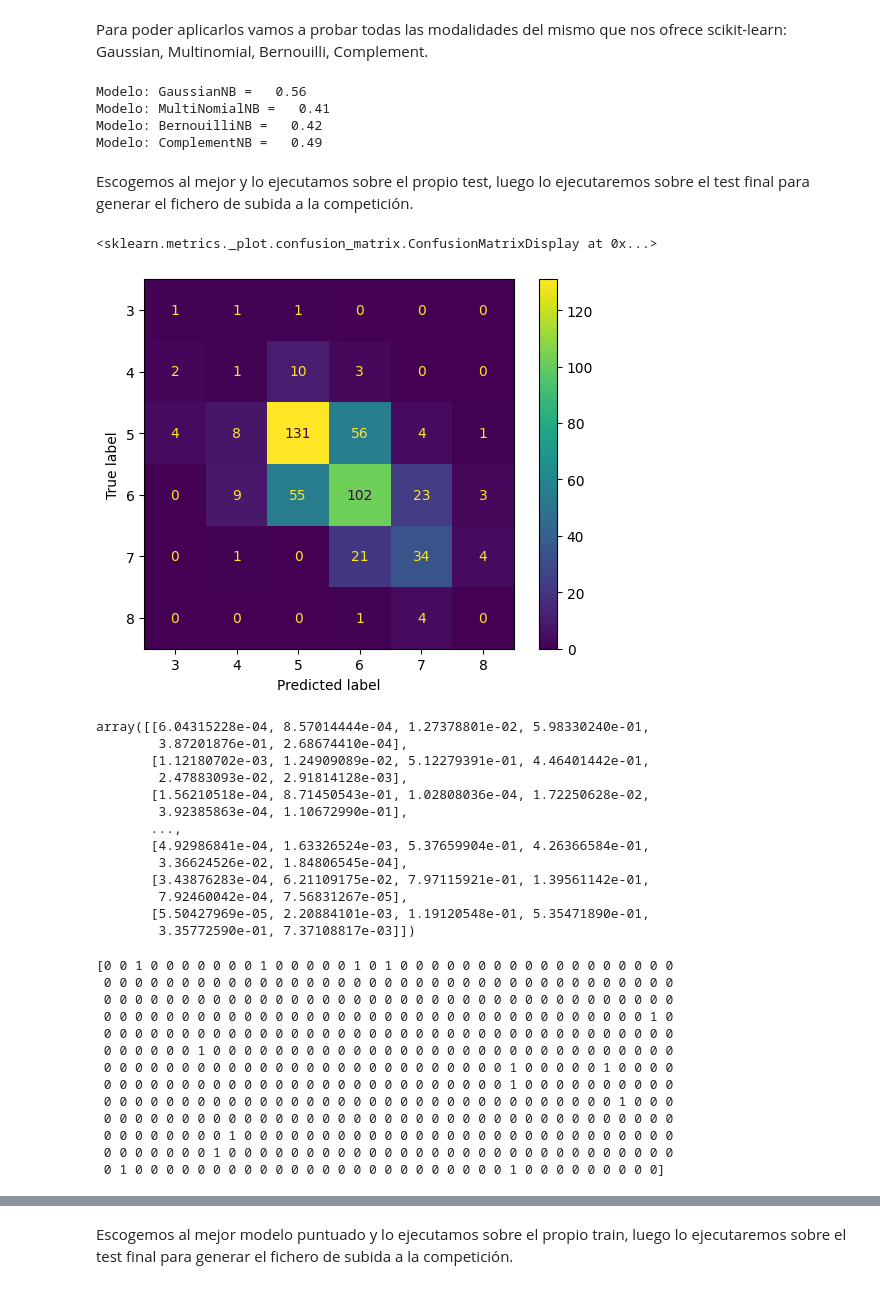
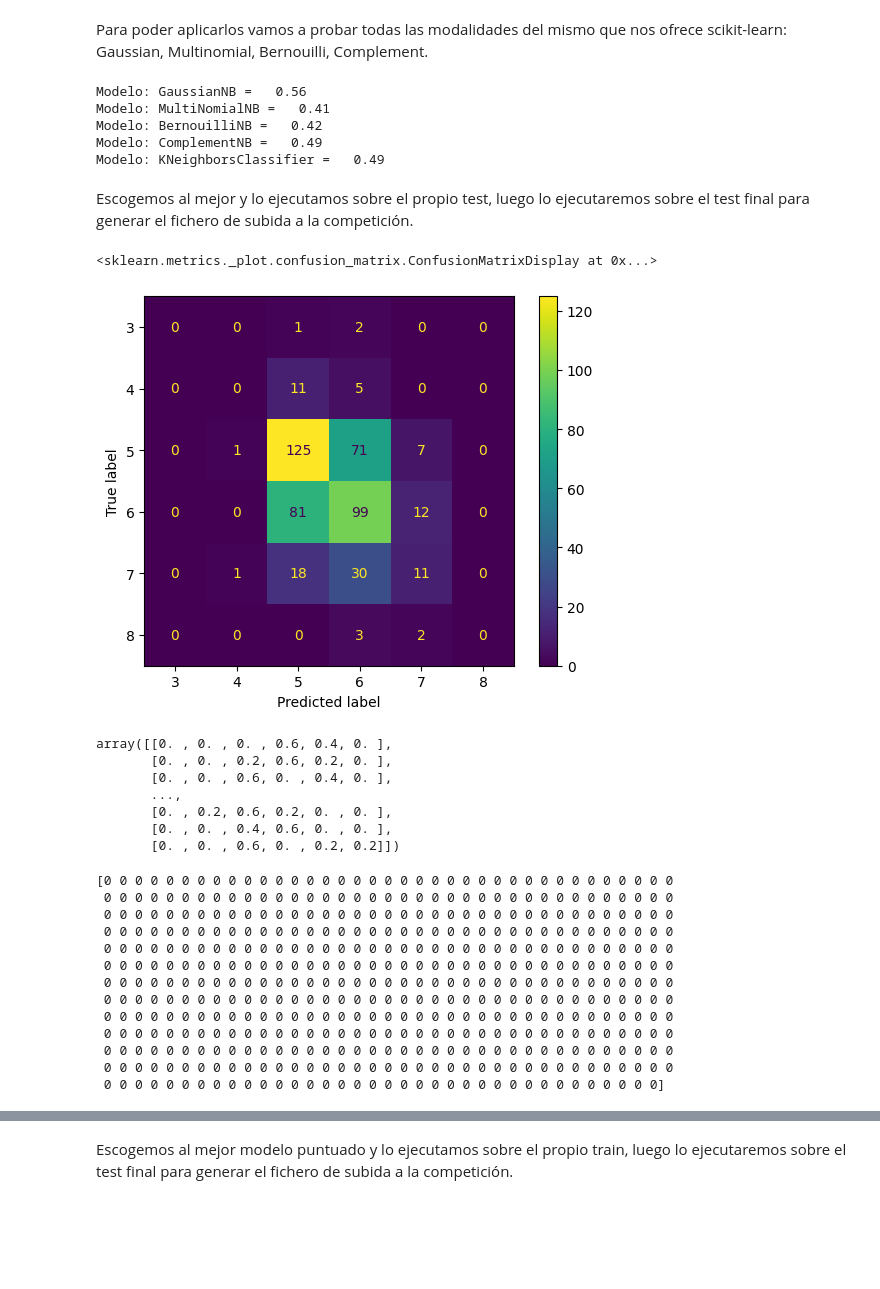
Before and after one commit to Javiert54/bigData, a Jupyter notebook: CEIABD_SNS/UT3 - Algoritmos y herramientas para el aprendizaje supervisado/Actividad 3.5 – Clasificación de vinos/Ejemplo_3_3_Clasificación_con_Naive_Bayes_(Heart_Diseases).ipynb, the cells around one changed output, grey strips where cells are left out. Saved outputs shown, nothing was run; the diff lists cells and outputs as text; code cells hidden in the pictures; blank space fills up the shorter version.

```diff
--- a/CEIABD_SNS/UT3 - Algoritmos y herramientas para el aprendizaje supervisado/Actividad 3.5 – Clasificación de vinos/Ejemplo_3_3_Clasificación_con_Naive_Bayes_(Heart_Diseases).ipynb
+++ b/CEIABD_SNS/UT3 - Algoritmos y herramientas para el aprendizaje supervisado/Actividad 3.5 – Clasificación de vinos/Ejemplo_3_3_Clasificación_con_Naive_Bayes_(Heart_Diseases).ipynb
@@ -200,10 +200,13 @@ from matplotlib.colors import ListedColormap
 from sklearn.preprocessing import StandardScaler, MinMaxScaler
 from sklearn.metrics import accuracy_score
 from sklearn.naive_bayes import GaussianNB, MultinomialNB, BernoulliNB, ComplementNB
+from sklearn.neighbors import KNeighborsClassifier as knn
+
+
 
 # classifiers
-names = ["GaussianNB", "MultiNomialNB", 'BernouilliNB', 'ComplementNB']
-classifiers = [GaussianNB(), MultinomialNB(), BernoulliNB(), ComplementNB()]
+names = ["GaussianNB", "MultiNomialNB", 'BernouilliNB', 'ComplementNB', 'KNeighborsClassifier']
+classifiers = [GaussianNB(), MultinomialNB(), BernoulliNB(), ComplementNB(), knn(n_neighbors=5)]
 
 for name, clf in zip(names, classifiers):
 
@@ -217,21 +220,22 @@ Modelo: GaussianNB =   0.56
 Modelo: MultiNomialNB =   0.41
 Modelo: BernouilliNB =   0.42
 Modelo: ComplementNB =   0.49
+Modelo: KNeighborsClassifier =   0.49
 # %% [markdown]
 Escogemos al mejor y lo ejecutamos sobre el propio test, luego lo ejecutaremos sobre el test final para generar el fichero de subida a la competición.
 # %%
 from sklearn.metrics import confusion_matrix, ConfusionMatrixDisplay
 
-clf = GaussianNB()
+clf = knn()
 clf.fit(X_train, y_train)
 y_pred = clf.predict(X_test)
 
 labels = unique_labels(y_test, y_pred)
 conf_matrix = confusion_matrix(y_test, y_pred, labels=labels)
 ConfusionMatrixDisplay(conf_matrix, display_labels=labels).plot()
 # %% [output]
 <sklearn.metrics._plot.confusion_matrix.ConfusionMatrixDisplay at 0x...>
-[figure, old version]
+[figure, new version]
 # %%
 # Este es un test (ejercicio/prueba) para utilizar el método .predict_proba.
 # Este método  para obtener las probabilidades de que las observaciones pertenezcan a cada una de las clases.
@@ -252,19 +256,13 @@ ConfusionMatrixDisplay(conf_matrix, display_labels=labels).plot()
 y_pred_proba = clf.predict_proba(X_test)
 y_pred_proba
 # %% [output]
-array([[6.04315228e-04, 8.57014444e-04, 1.27378801e-02, 5.98330240e-01,
-        3.87201876e-01, 2.68674410e-04],
-       [1.12180702e-03, 1.24909089e-02, 5.12279391e-01, 4.46401442e-01,
-        2.47883093e-02, 2.91814128e-03],
-       [1.56210518e-04, 8.71450543e-01, 1.02808036e-04, 1.72250628e-02,
-        3.92385863e-04, 1.10672990e-01],
+array([[0. , 0. , 0. , 0.6, 0.4, 0. ],
+       [0. , 0. , 0.2, 0.6, 0.2, 0. ],
+       [0. , 0. , 0.6, 0. , 0.4, 0. ],
        ...,
-       [4.92986841e-04, 1.63326524e-03, 5.37659904e-01, 4.26366584e-01,
-        3.36624526e-02, 1.84806545e-04],
-       [3.43876283e-04, 6.21109175e-02, 7.97115921e-01, 1.39561142e-01,
-        7.92460042e-04, 7.56831267e-05],
-       [5.50427969e-05, 2.20884101e-03, 1.19120548e-01, 5.35471890e-01,
-        3.35772590e-01, 7.37108817e-03]])
+       [0. , 0.2, 0.6, 0.2, 0. , 0. ],
+       [0. , 0. , 0.4, 0.6, 0. , 0. ],
+       [0. , 0. , 0.6, 0. , 0.2, 0.2]])
 # %%
 # De esta forma podemos definir nosotros el umbral que utilizaremos para decidir finalmente (predecir) si la clase predicha
 # es 0 ó 1
@@ -277,19 +275,19 @@ predicciones_con_umbral = np.where(y_pred_proba[:, 1] > umbral, 1, 0)
 # Mostrar las predicciones con el umbral aplicado
 print(predicciones_con_umbral)
 # %% [output]
-[0 0 1 0 0 0 0 0 0 0 1 0 0 0 0 0 1 0 1 0 0 0 0 0 0 0 0 0 0 0 0 0 0 0 0 0 0
+[0 0 0 0 0 0 0 0 0 0 0 0 0 0 0 0 0 0 0 0 0 0 0 0 0 0 0 0 0 0 0 0 0 0 0 0 0
  0 0 0 0 0 0 0 0 0 0 0 0 0 0 0 0 0 0 0 0 0 0 0 0 0 0 0 0 0 0 0 0 0 0 0 0 0
  0 0 0 0 0 0 0 0 0 0 0 0 0 0 0 0 0 0 0 0 0 0 0 0 0 0 0 0 0 0 0 0 0 0 0 0 0
- 0 0 0 0 0 0 0 0 0 0 0 0 0 0 0 0 0 0 0 0 0 0 0 0 0 0 0 0 0 0 0 0 0 0 0 1 0
  0 0 0 0 0 0 0 0 0 0 0 0 0 0 0 0 0 0 0 0 0 0 0 0 0 0 0 0 0 0 0 0 0 0 0 0 0
- 0 0 0 0 0 0 1 0 0 0 0 0 0 0 0 0 0 0 0 0 0 0 0 0 0 0 0 0 0 0 0 0 0 0 0 0 0
- 0 0 0 0 0 0 0 0 0 0 0 0 0 0 0 0 0 0 0 0 0 0 0 0 0 0 1 0 0 0 0 0 1 0 0 0 0
- 0 0 0 0 0 0 0 0 0 0 0 0 0 0 0 0 0 0 0 0 0 0 0 0 0 0 1 0 0 0 0 0 0 0 0 0 0
- 0 0 0 0 0 0 0 0 0 0 0 0 0 0 0 0 0 0 0 0 0 0 0 0 0 0 0 0 0 0 0 0 0 1 0 0 0
  0 0 0 0 0 0 0 0 0 0 0 0 0 0 0 0 0 0 0 0 0 0 0 0 0 0 0 0 0 0 0 0 0 0 0 0 0
- 0 0 0 0 0 0 0 0 1 0 0 0 0 0 0 0 0 0 0 0 0 0 0 0 0 0 0 0 0 0 0 0 0 0 0 0 0
- 0 0 0 0 0 0 0 1 0 0 0 0 0 0 0 0 0 0 0 0 0 0 0 0 0 0 0 0 0 0 0 0 0 0 0 0 0
- 0 1 0 0 0 0 0 0 0 0 0 0 0 0 0 0 0 0 0 0 0 0 0 0 0 0 1 0 0 0 0 0 0 0 0 0]
+ 0 0 0 0 0 0 0 0 0 0 0 0 0 0 0 0 0 0 0 0 0 0 0 0 0 0 0 0 0 0 0 0 0 0 0 0 0
+ 0 0 0 0 0 0 0 0 0 0 0 0 0 0 0 0 0 0 0 0 0 0 0 0 0 0 0 0 0 0 0 0 0 0 0 0 0
+ 0 0 0 0 0 0 0 0 0 0 0 0 0 0 0 0 0 0 0 0 0 0 0 0 0 0 0 0 0 0 0 0 0 0 0 0 0
+ 0 0 0 0 0 0 0 0 0 0 0 0 0 0 0 0 0 0 0 0 0 0 0 0 0 0 0 0 0 0 0 0 0 0 0 0 0
+ 0 0 0 0 0 0 0 0 0 0 0 0 0 0 0 0 0 0 0 0 0 0 0 0 0 0 0 0 0 0 0 0 0 0 0 0 0
+ 0 0 0 0 0 0 0 0 0 0 0 0 0 0 0 0 0 0 0 0 0 0 0 0 0 0 0 0 0 0 0 0 0 0 0 0 0
+ 0 0 0 0 0 0 0 0 0 0 0 0 0 0 0 0 0 0 0 0 0 0 0 0 0 0 0 0 0 0 0 0 0 0 0 0 0
+ 0 0 0 0 0 0 0 0 0 0 0 0 0 0 0 0 0 0 0 0 0 0 0 0 0 0 0 0 0 0 0 0 0 0 0 0]
 # %% [markdown]
 ![image.png](embedded-picture-1)
 # %%
```
Also changed, not shown: parts of 6 cells of this notebook, 2 other files.
